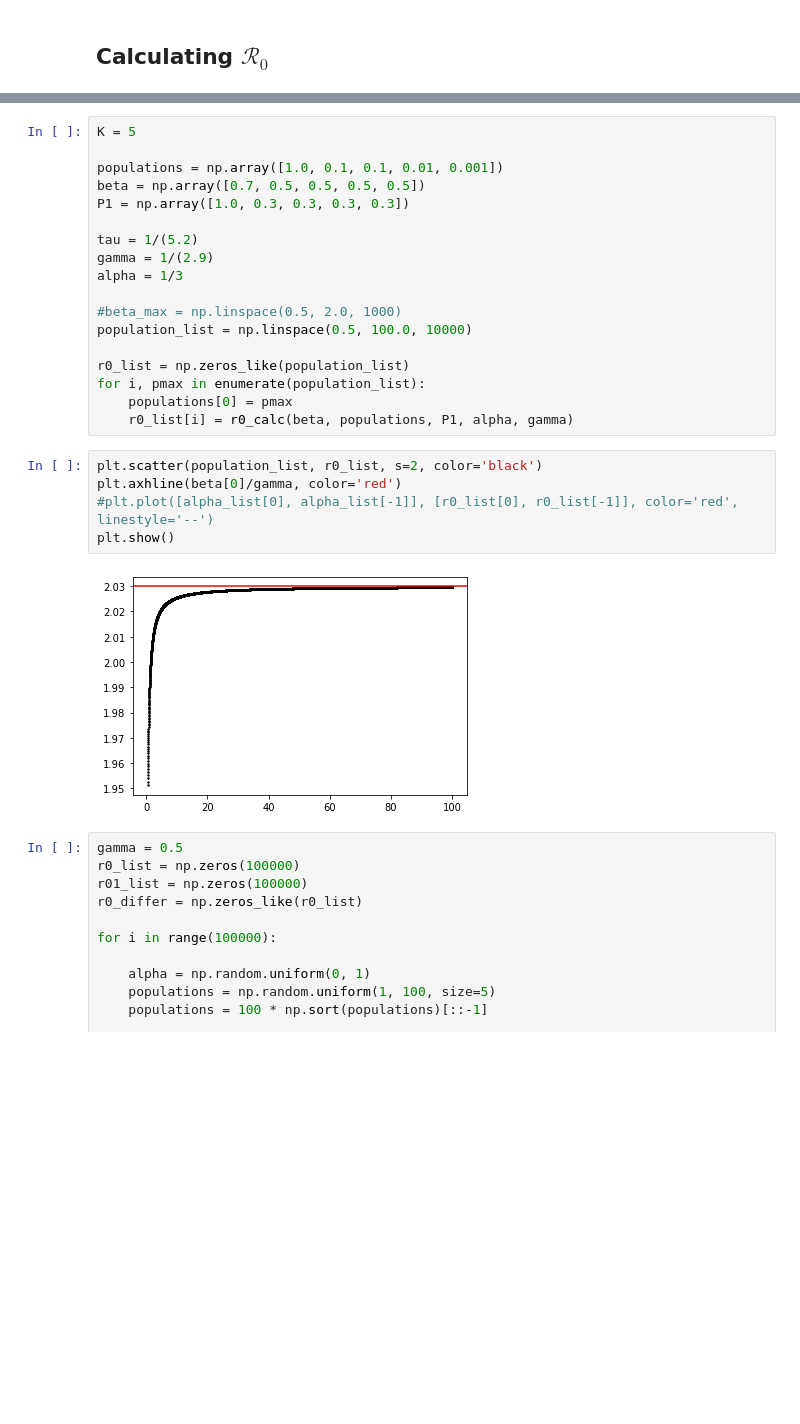
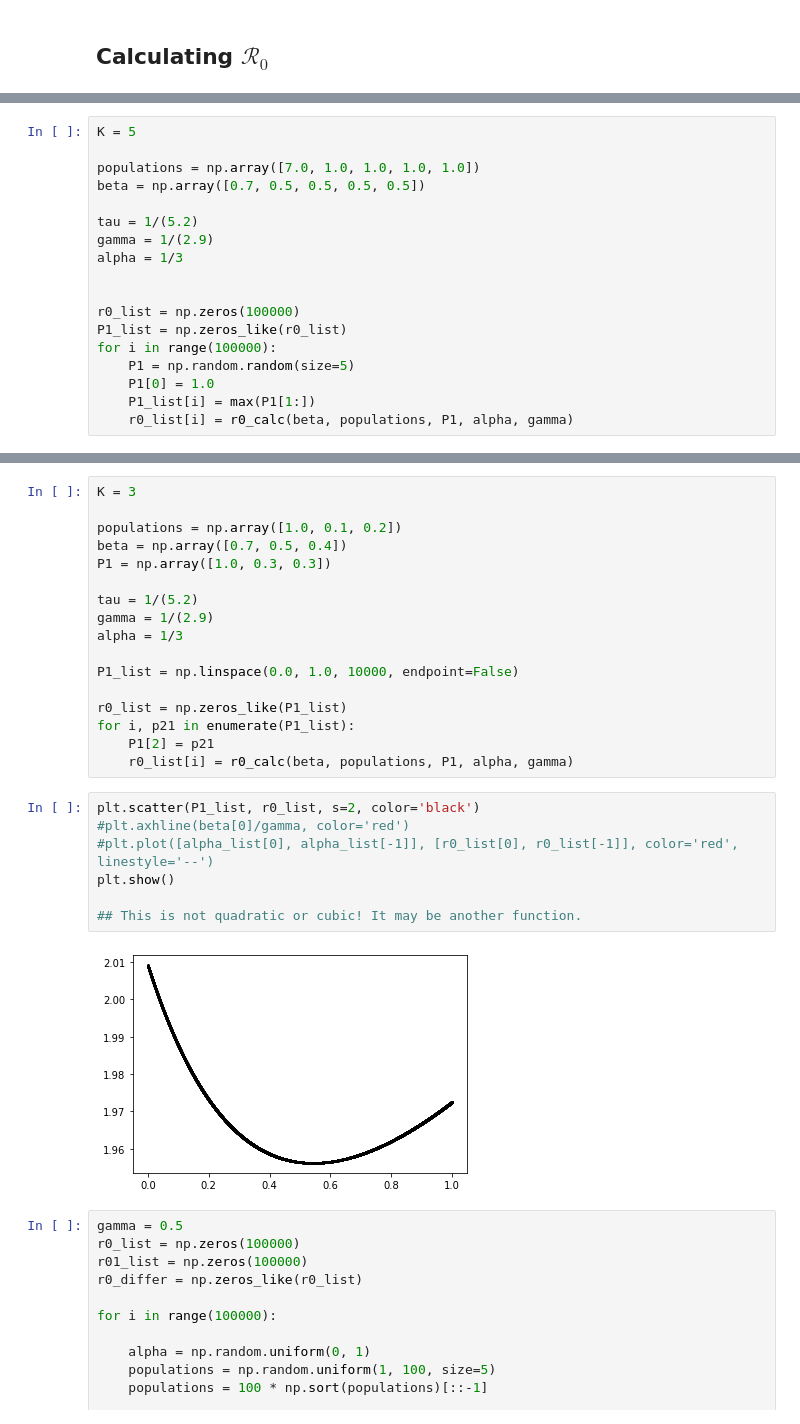
Before and after one commit to lucasmoschen/optimal-vaccination-networks, a Jupyter notebook: notebooks/robot_dance_model.ipynb, the cells around one changed output, grey strips where cells are left out. Saved outputs shown, nothing was run; the diff lists cells and outputs as text; blank space fills up the shorter version.

```diff
--- a/notebooks/robot_dance_model.ipynb
+++ b/notebooks/robot_dance_model.ipynb
@@ -221,0 +207,18 @@ def r0_calc(_beta, _populations, _P1, _alpha, _gamma):
+# %%
+K = 5
+
+populations = np.array([7.0, 1.0, 1.0, 1.0, 1.0])
+beta = np.array([0.7, 0.5, 0.5, 0.5, 0.5])
+
+tau = 1/(5.2)
+gamma = 1/(2.9)
+alpha = 1/3
+
+
+r0_list = np.zeros(100000)
+P1_list = np.zeros_like(r0_list)
+for i in range(100000):
+    P1 = np.random.random(size=5)
+    P1[0] = 1.0
+    P1_list[i] = max(P1[1:])
+    r0_list[i] = r0_calc(beta, populations, P1, alpha, gamma)
@@ -222,28 +235,29 @@ def r0_calc(_beta, _populations, _P1, _alpha, _gamma):
 # %%
-K = 5
+K = 3
 
-populations = np.array([1.0, 0.1, 0.1, 0.01, 0.001])
-beta = np.array([0.7, 0.5, 0.5, 0.5, 0.5])
-P1 = np.array([1.0, 0.3, 0.3, 0.3, 0.3])
+populations = np.array([1.0, 0.1, 0.2])
+beta = np.array([0.7, 0.5, 0.4])
+P1 = np.array([1.0, 0.3, 0.3])
 
 tau = 1/(5.2)
 gamma = 1/(2.9)
 alpha = 1/3
 
-#beta_max = np.linspace(0.5, 2.0, 1000)
-population_list = np.linspace(0.5, 100.0, 10000)
+P1_list = np.linspace(0.0, 1.0, 10000, endpoint=False)
 
-r0_list = np.zeros_like(population_list)
-for i, pmax in enumerate(population_list):
-    populations[0] = pmax
+r0_list = np.zeros_like(P1_list)
+for i, p21 in enumerate(P1_list):
+    P1[2] = p21
     r0_list[i] = r0_calc(beta, populations, P1, alpha, gamma)
 # %%
-plt.scatter(population_list, r0_list, s=2, color='black')
-plt.axhline(beta[0]/gamma, color='red')
+plt.scatter(P1_list, r0_list, s=2, color='black')
+#plt.axhline(beta[0]/gamma, color='red')
 #plt.plot([alpha_list[0], alpha_list[-1]], [r0_list[0], r0_list[-1]], color='red', linestyle='--')
 plt.show()
+
+## This is not quadratic or cubic! It may be another function.
 # %% [output]
-[figure, old version]
+[figure, new version]
 # %%
 gamma = 0.5
 r0_list = np.zeros(100000)
```
Also changed, not shown: parts of 12 cells of this notebook.
